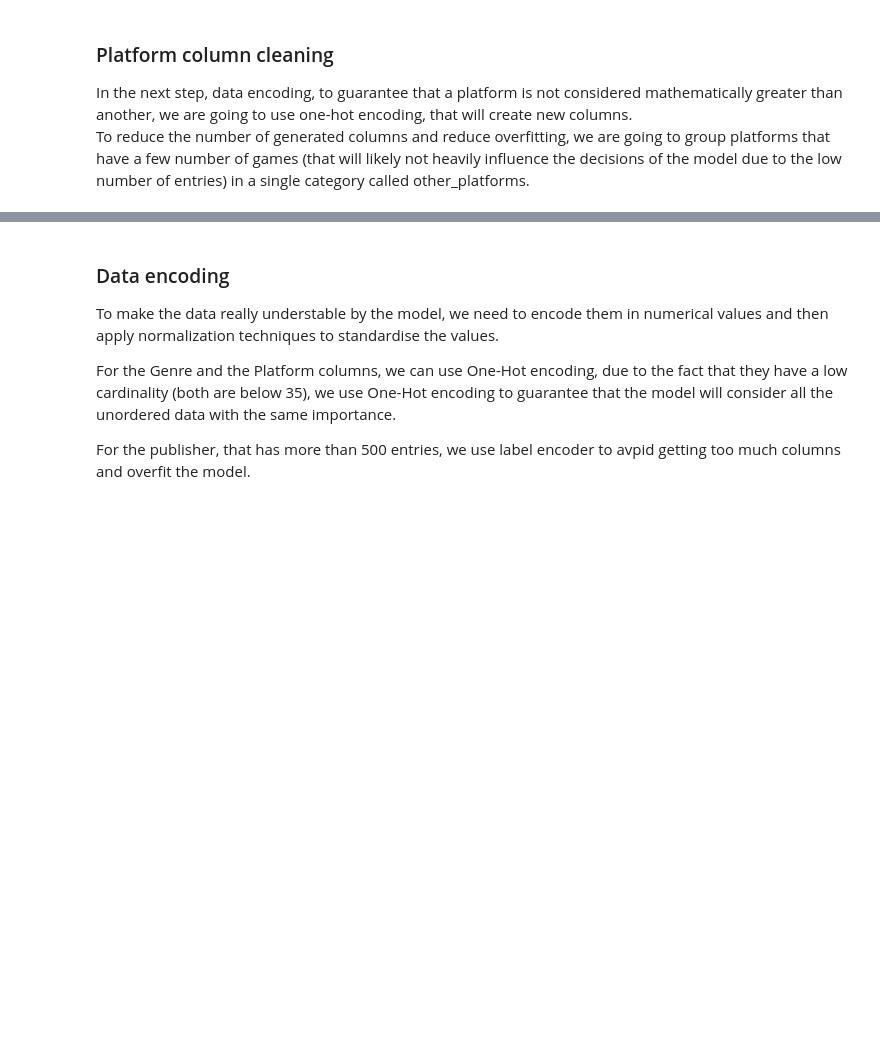
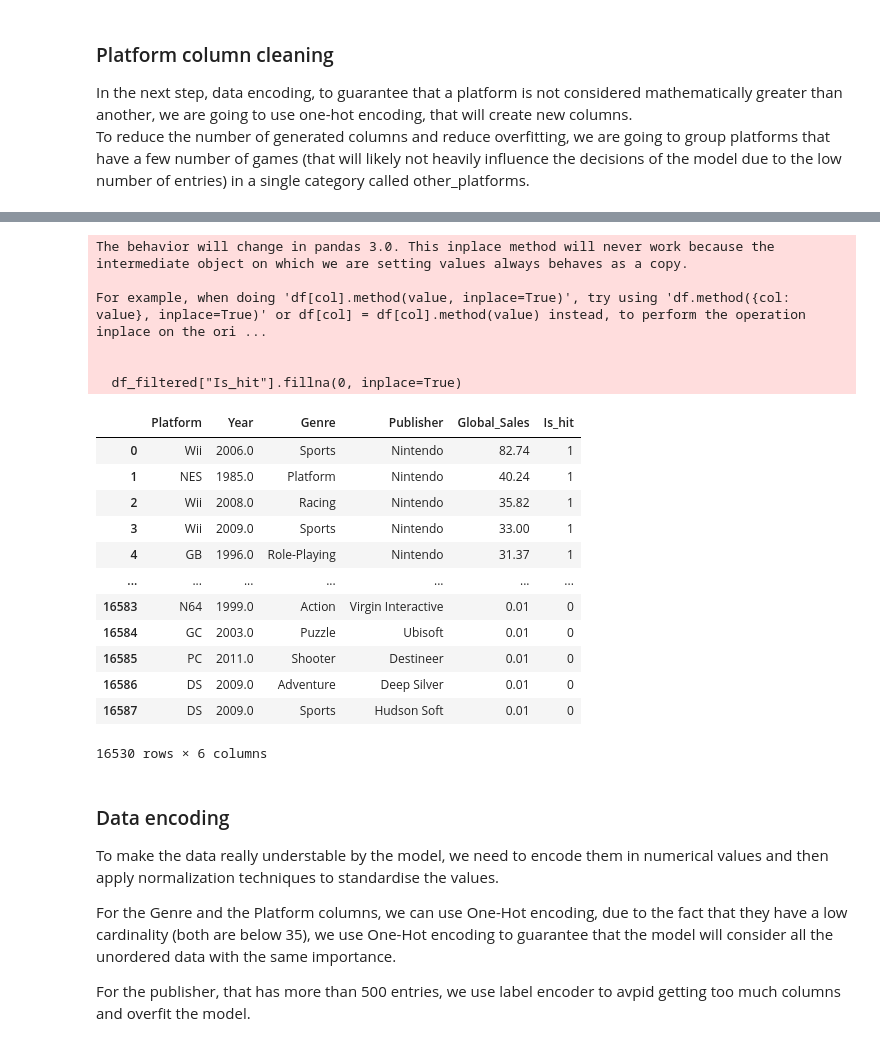
Before and after one commit to skyjager51/Ai-game-predictions, a Jupyter notebook: clean_data.ipynb, the cells around one changed output, grey strips where cells are left out. Saved outputs shown, nothing was run; the diff lists cells and outputs as text; code cells hidden in the pictures; blank space fills up the shorter version.

```diff
--- a/clean_data.ipynb
+++ b/clean_data.ipynb
@@ -177,3 +189,39 @@ Name: Platform, dtype: object
+# %%
+df_temp = df_filtered.copy()
+
+platform_90th_percentile = df_temp.groupby('Platform')['Global_Sales'].quantile(0.90)
+
+df_temp = df_temp.merge(
+    platform_90th_percentile.rename('Platform_Threshold'),
+    on='Platform',
+    how='left'
+)
+
+# replace inplace fillna with assignment to avoid chained-assignment warning
+
+df_filtered["Is_hit"] = (df_temp['Global_Sales'] > df_temp['Platform_Threshold']).astype('Int64')
+df_filtered["Is_hit"].fillna(0, inplace=True)
+df_filtered.head(-10)
+# %% [output]
+The behavior will change in pandas 3.0. This inplace method will never work because the intermediate object on which we are setting values always behaves as a copy.
+
+For example, when doing 'df[col].method(value, inplace=True)', try using 'df.method({col: value}, inplace=True)' or df[col] = df[col].method(value) instead, to perform the operation inplace on the ori ...
+
+
+  df_filtered["Is_hit"].fillna(0, inplace=True)
+|  | Platform | Year | Genre | Publisher | Global_Sales | Is_hit |
+| 0 | Wii | 2006.0 | Sports | Nintendo | 82.74 | 1 |
+| 1 | NES | 1985.0 | Platform | Nintendo | 40.24 | 1 |
+| 2 | Wii | 2008.0 | Racing | Nintendo | 35.82 | 1 |
+| 3 | Wii | 2009.0 | Sports | Nintendo | 33.00 | 1 |
+| 4 | GB | 1996.0 | Role-Playing | Nintendo | 31.37 | 1 |
+| ... | ... | ... | ... | ... | ... | ... |
+| 16583 | N64 | 1999.0 | Action | Virgin Interactive | 0.01 | 0 |
+| 16584 | GC | 2003.0 | Puzzle | Ubisoft | 0.01 | 0 |
+| 16585 | PC | 2011.0 | Shooter | Destineer | 0.01 | 0 |
+| 16586 | DS | 2009.0 | Adventure | Deep Silver | 0.01 | 0 |
+| 16587 | DS | 2009.0 | Sports | Hudson Soft | 0.01 | 0 |
+16530 rows × 6 columns
 # %% [markdown]
 ### Data encoding
 
```
Also changed, not shown: parts of 6 cells of this notebook, 1 other file.
